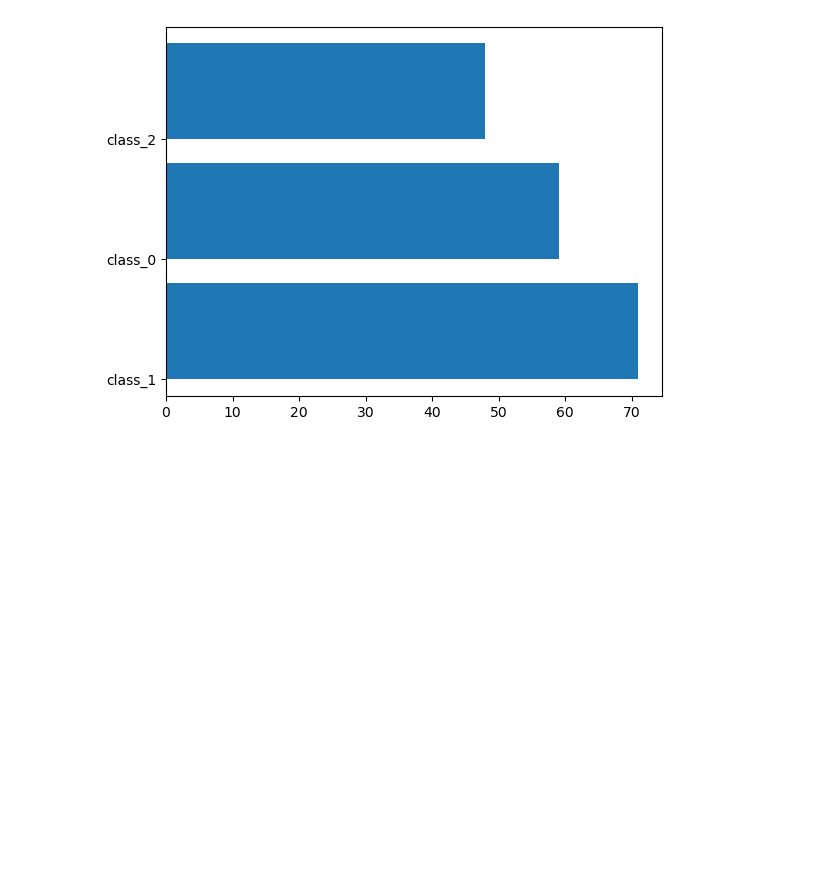
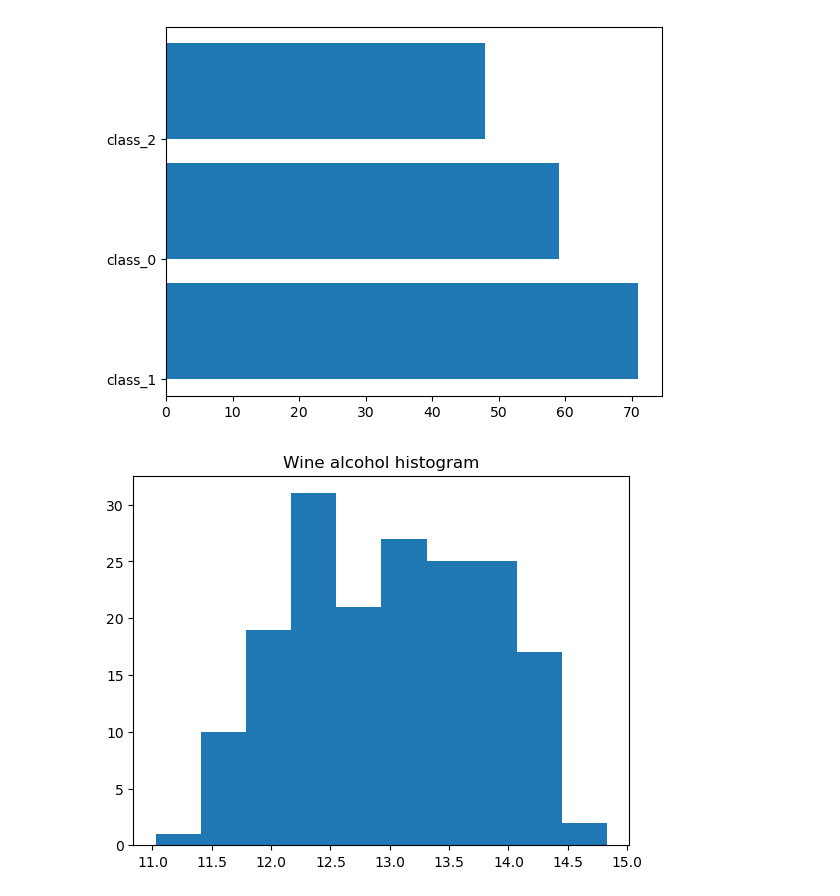
Before and after one commit to shbang-cmd/python_onebook, a Jupyter notebook: 파이썬한권으로끝내기_3장.ipynb, the cells around one changed output. Cells and saved outputs as stored; diff of their text form; code cells hidden in the pictures; blank space fills up the shorter version.

```diff
--- a/파이썬한권으로끝내기_3장.ipynb
+++ b/파이썬한권으로끝내기_3장.ipynb
@@ -89,3 +89,16 @@ plt.barh(wine_type.index, wine_type.values, height=0.8, left=None, align='edge')
 plt.show()
 # %% [output]
 [figure]
+# %%
+# 히스토그램 : 연속형 자료에 대한 도수분포표를 시각화
+'''
+plt.hist('변수명', bins=None, range=None, density=False, data=df)
+bins : 히스토그램의 구간의 개수
+range : bin의 상한갑과 하한값
+density : True이면 확률밀도함수를 그리고 반환
+'''
+plt.title("Wine alcohol histogram")
+plt.hist('alcohol', data=wine)
+plt.show()
+# %% [output]
+[figure, added]
```
Also changed, not shown: parts of 23 cells of this notebook.
